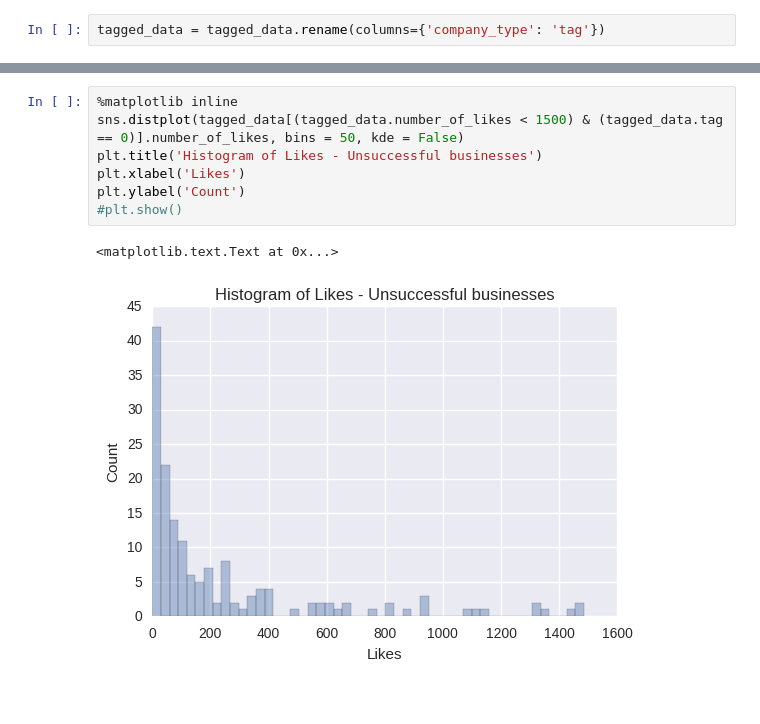
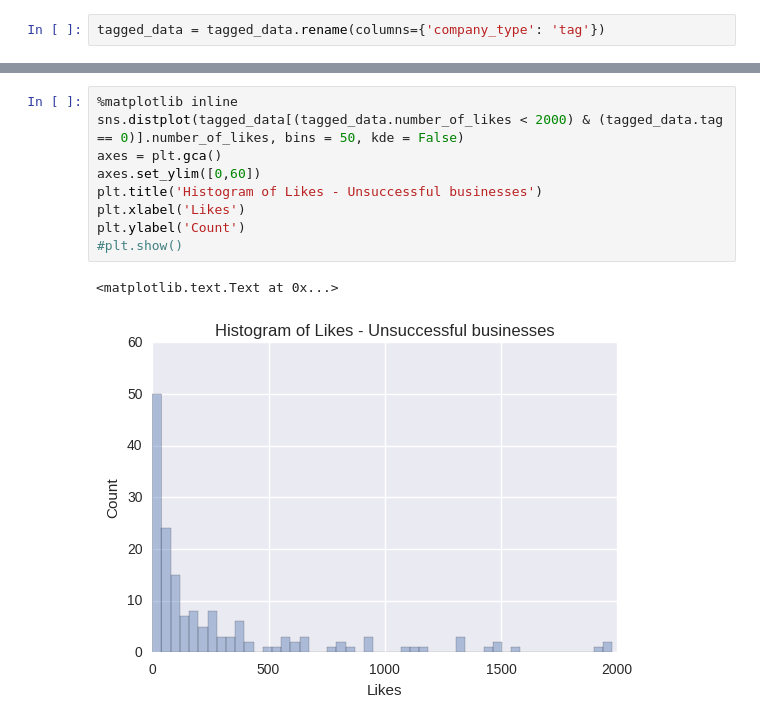
Before and after one commit to liadwg/data_mining_workshop, a Jupyter notebook: Business predictions workshop.ipynb, the cells around one changed output, grey strips where cells are left out. Saved outputs shown, nothing was run; the diff lists cells and outputs as text.

Commit message:
histograms

```diff
--- a/Business predictions workshop.ipynb
+++ b/Business predictions workshop.ipynb
@@ -87,12 +87,14 @@ dtype: int64
 # %%
 %matplotlib inline
-sns.distplot(tagged_data[(tagged_data.number_of_likes < 1500) & (tagged_data.tag == 0)].number_of_likes, bins = 50, kde = False)
+sns.distplot(tagged_data[(tagged_data.number_of_likes < 2000) & (tagged_data.tag == 0)].number_of_likes, bins = 50, kde = False)
+axes = plt.gca()
+axes.set_ylim([0,60])
 plt.title('Histogram of Likes - Unsuccessful businesses')
 plt.xlabel('Likes')
 plt.ylabel('Count')
 #plt.show()
 # %% [output]
 <matplotlib.text.Text at 0x...>
-[figure, old version]
+[figure, new version]
 # %%
 %matplotlib inline
```
Also changed, not shown: parts of 8 cells of this notebook.
